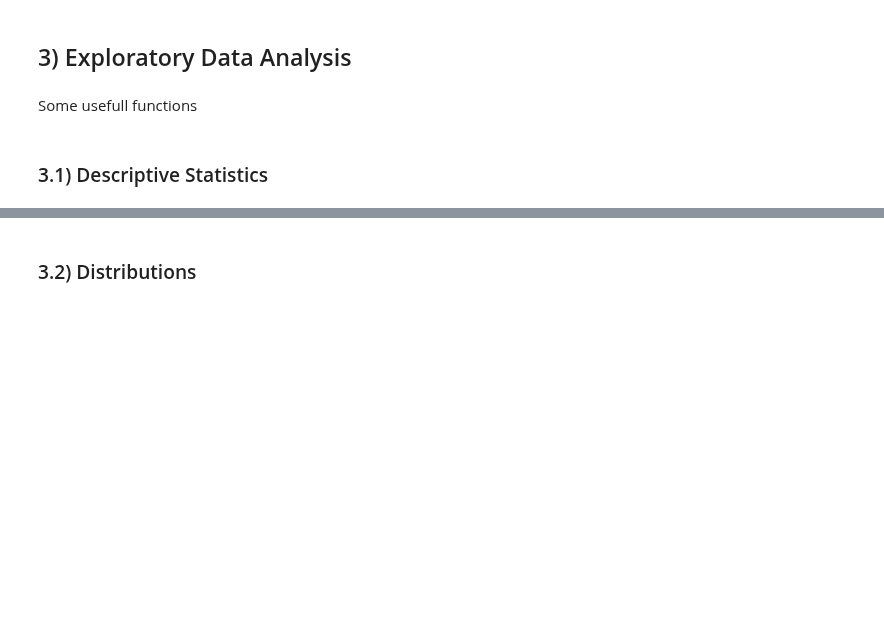
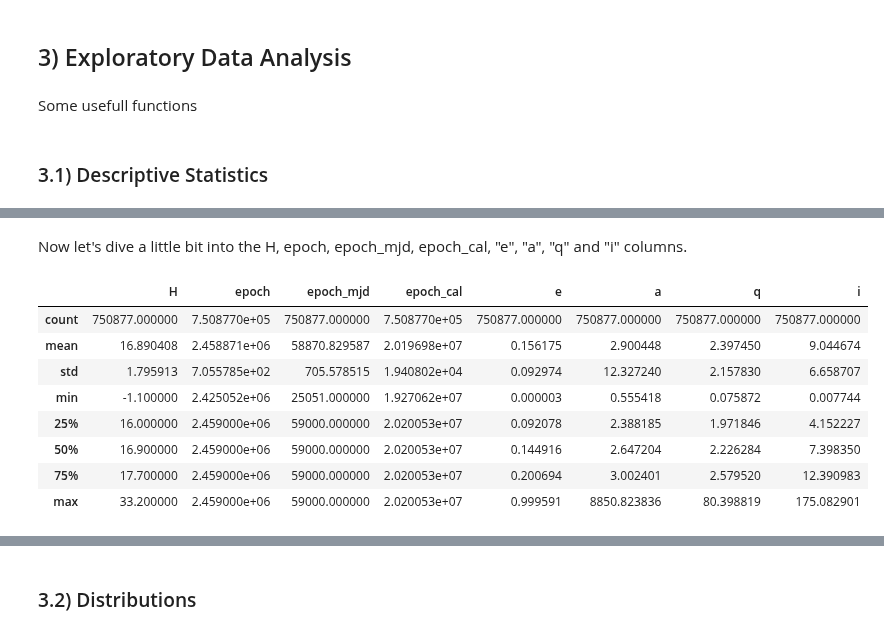
Before and after one commit to caiosoter/DS-Projects, a Jupyter notebook: Asteroid_Classification/Asteroid_Classification.ipynb, the cells around one changed output, grey strips where cells are left out. Saved outputs shown, nothing was run; the diff lists cells and outputs as text; code cells hidden in the pictures; blank space fills up the shorter version.

```diff
--- a/Asteroid_Classification/Asteroid_Classification.ipynb
+++ b/Asteroid_Classification/Asteroid_Classification.ipynb
@@ -295,0 +285,18 @@ kurtosis_skewness(X_train)
+# %% [markdown]
+Now let's dive a little bit into the H, epoch, epoch_mjd, epoch_cal, "e", "a", "q" and "i" columns.
+# %%
+# Selecting the right columns:
+initial_columns = ['H', 'epoch', 'epoch_mjd', 'epoch_cal', 'e', 'a', 'q', 'i']
+
+# Descriptive Statistic of the initial numeric columns:
+X_train[initial_columns].describe()
+# %% [output]
+|  | H | epoch | epoch_mjd | epoch_cal | e | a | q | i |
+| count | 750877.000000 | 7.508770e+05 | 750877.000000 | 7.508770e+05 | 750877.000000 | 750877.000000 | 750877.000000 | 750877.000000 |
+| mean | 16.890408 | 2.458871e+06 | 58870.829587 | 2.019698e+07 | 0.156175 | 2.900448 | 2.397450 | 9.044674 |
+| std | 1.795913 | 7.055785e+02 | 705.578515 | 1.940802e+04 | 0.092974 | 12.327240 | 2.157830 | 6.658707 |
+| min | -1.100000 | 2.425052e+06 | 25051.000000 | 1.927062e+07 | 0.000003 | 0.555418 | 0.075872 | 0.007744 |
+| 25% | 16.000000 | 2.459000e+06 | 59000.000000 | 2.020053e+07 | 0.092078 | 2.388185 | 1.971846 | 4.152227 |
+| 50% | 16.900000 | 2.459000e+06 | 59000.000000 | 2.020053e+07 | 0.144916 | 2.647204 | 2.226284 | 7.398350 |
+| 75% | 17.700000 | 2.459000e+06 | 59000.000000 | 2.020053e+07 | 0.200694 | 3.002401 | 2.579520 | 12.390983 |
+| max | 33.200000 | 2.459000e+06 | 59000.000000 | 2.020053e+07 | 0.999591 | 8850.823836 | 80.398819 | 175.082901 |
```
Also changed, not shown: parts of 11 cells of this notebook, 1 other file.
